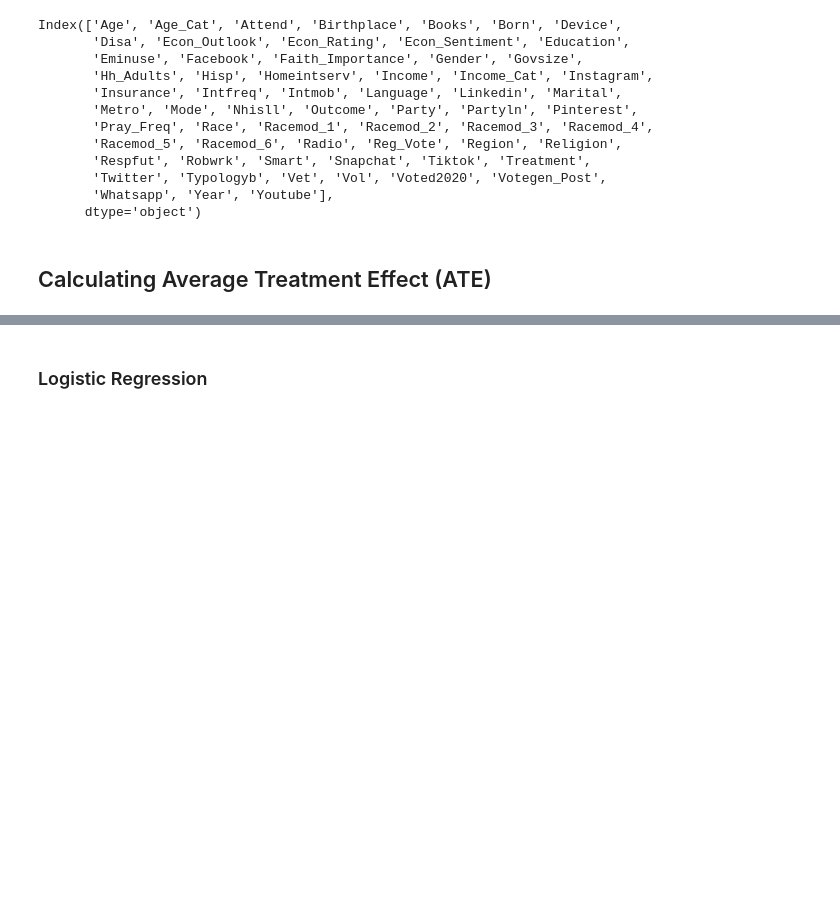
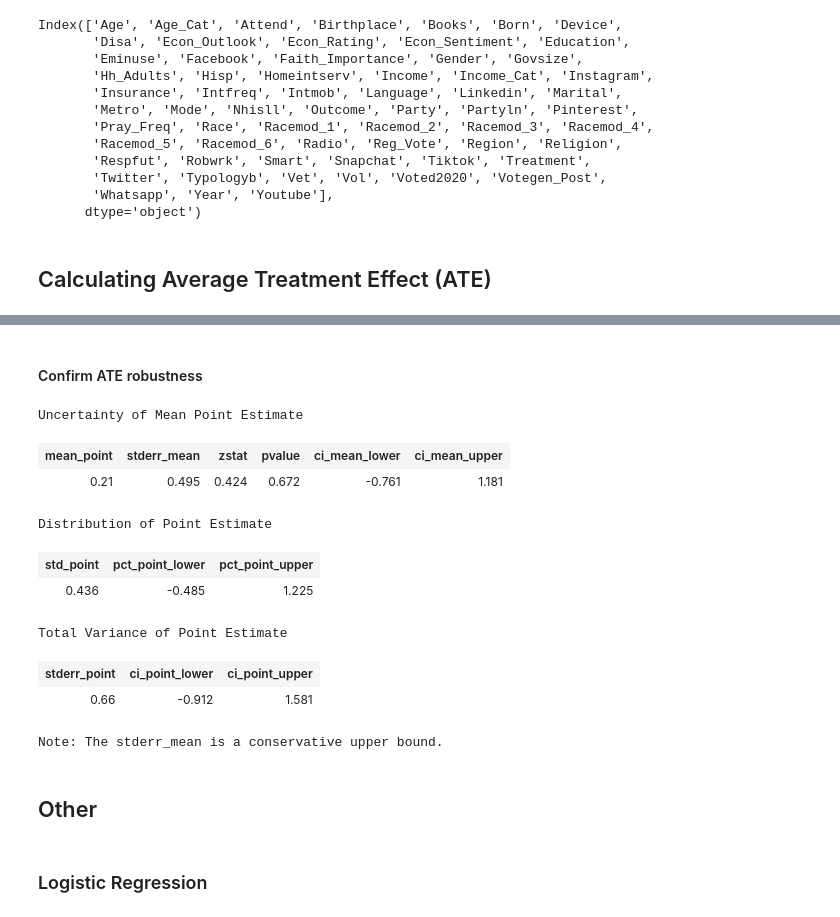
Before and after one commit to JenniferMLe/Opinion-Survey-Analysis, a Jupyter notebook: preprocess.ipynb, the cells around one changed output, grey strips where cells are left out. Drawn from its saved outputs; the diff is of its cells as text; code cells hidden in the pictures; blank space fills up the shorter version.

```diff
--- a/preprocess.ipynb
+++ b/preprocess.ipynb
@@ -660,0 +796,16 @@ df_causal_factorized.groupby(['Treatment','Outcome'], as_index=False).size()
+# %% [markdown]
+#### Confirm ATE robustness
+# %%
+# check bootstraped interval
+dr.ate_inference(X)
+# %% [output]
+Uncertainty of Mean Point Estimate
+| mean_point | stderr_mean | zstat | pvalue | ci_mean_lower | ci_mean_upper |
+| 0.21 | 0.495 | 0.424 | 0.672 | -0.761 | 1.181 |
+Distribution of Point Estimate
+| std_point | pct_point_lower | pct_point_upper |
+| 0.436 | -0.485 | 1.225 |
+Total Variance of Point Estimate
+| stderr_point | ci_point_lower | ci_point_upper |
+| 0.66 | -0.912 | 1.581 |
+Note: The stderr_mean is a conservative upper bound.
@@ -661,3 +851,5 @@ df_causal_factorized.groupby(['Treatment','Outcome'], as_index=False).size()
+# %% [markdown]
+## Other
 # %%
 # delete columns that were used to make the treatment and outcome columns
 drop = ['Treatment','Outcome','Year','Econ_Rating']
```
Also changed, not shown: parts of 20 cells of this notebook, 1 other file.
